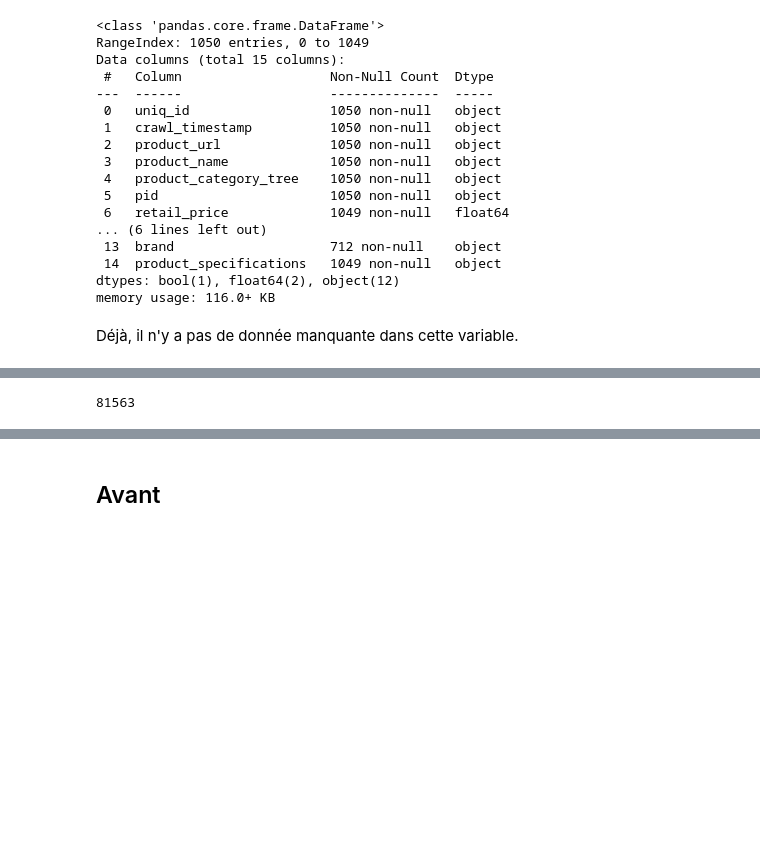
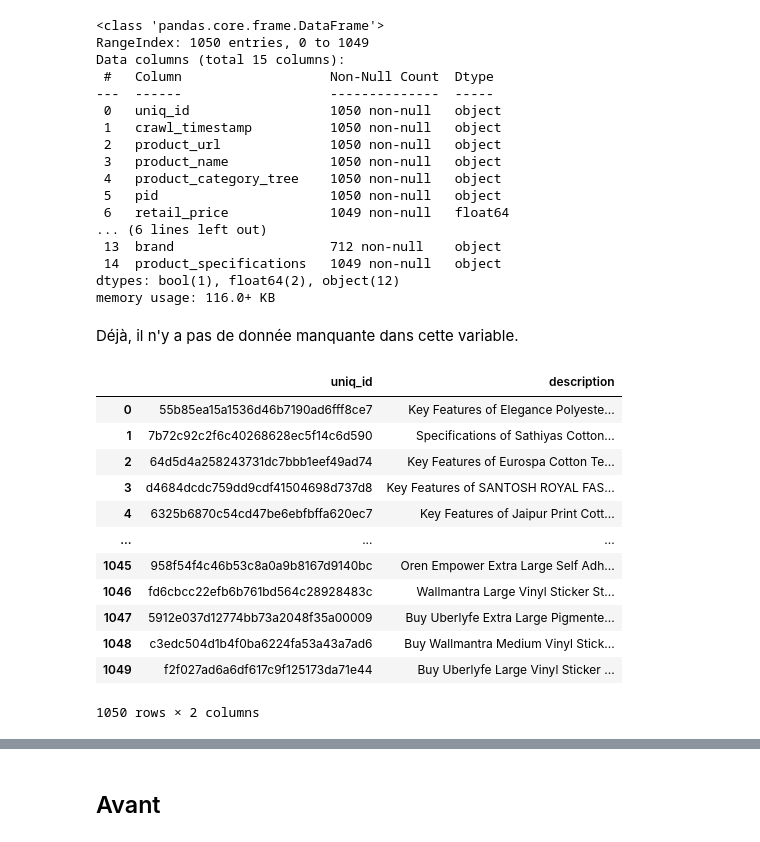
Before and after one commit to sebastienbourgeois/oc-p6-classifier-biens-consommation, a Jupyter notebook: P6_01_notebook.ipynb, the cells around one changed output, grey strips where cells are left out. Cells and saved outputs as stored; diff of their text form; code cells hidden in the pictures; blank space fills up the shorter version.

```diff
--- a/P6_01_notebook.ipynb
+++ b/P6_01_notebook.ipynb
@@ -118,4 +118,20 @@ Déjà, il n'y a pas de donnée manquante dans cette variable.
 # %%
 # Conservation de l'id et de la description pour la travailler et l'analyser
 descriptions = produits_data[['uniq_id', 'description']].copy()
+# %%
+descriptions
+# %% [output]
+|  | uniq_id | description |
+| 0 | 55b85ea15a1536d46b7190ad6fff8ce7 | Key Features of Elegance Polyeste... |
+| 1 | 7b72c92c2f6c40268628ec5f14c6d590 | Specifications of Sathiyas Cotton... |
+| 2 | 64d5d4a258243731dc7bbb1eef49ad74 | Key Features of Eurospa Cotton Te... |
+| 3 | d4684dcdc759dd9cdf41504698d737d8 | Key Features of SANTOSH ROYAL FAS... |
+| 4 | 6325b6870c54cd47be6ebfbffa620ec7 | Key Features of Jaipur Print Cott... |
+| ... | ... | ... |
+| 1045 | 958f54f4c46b53c8a0a9b8167d9140bc | Oren Empower Extra Large Self Adh... |
+| 1046 | fd6cbcc22efb6b761bd564c28928483c | Wallmantra Large Vinyl Sticker St... |
+| 1047 | 5912e037d12774bb73a2048f35a00009 | Buy Uberlyfe Extra Large Pigmente... |
+| 1048 | c3edc504d1b4f0ba6224fa53a43a7ad6 | Buy Wallmantra Medium Vinyl Stick... |
+| 1049 | f2f027ad6a6df617c9f125173da71e44 | Buy Uberlyfe Large Vinyl Sticker ... |
+1050 rows × 2 columns
 # %%
@@ -174,4 +194,0 @@ liste_mots = recuperer_ensemble_mots(descriptions['description_tokenisee'])
-# %%
-len(liste_mots)
-# %% [output]
-81563
```
Also changed, not shown: parts of 9 cells of this notebook.
